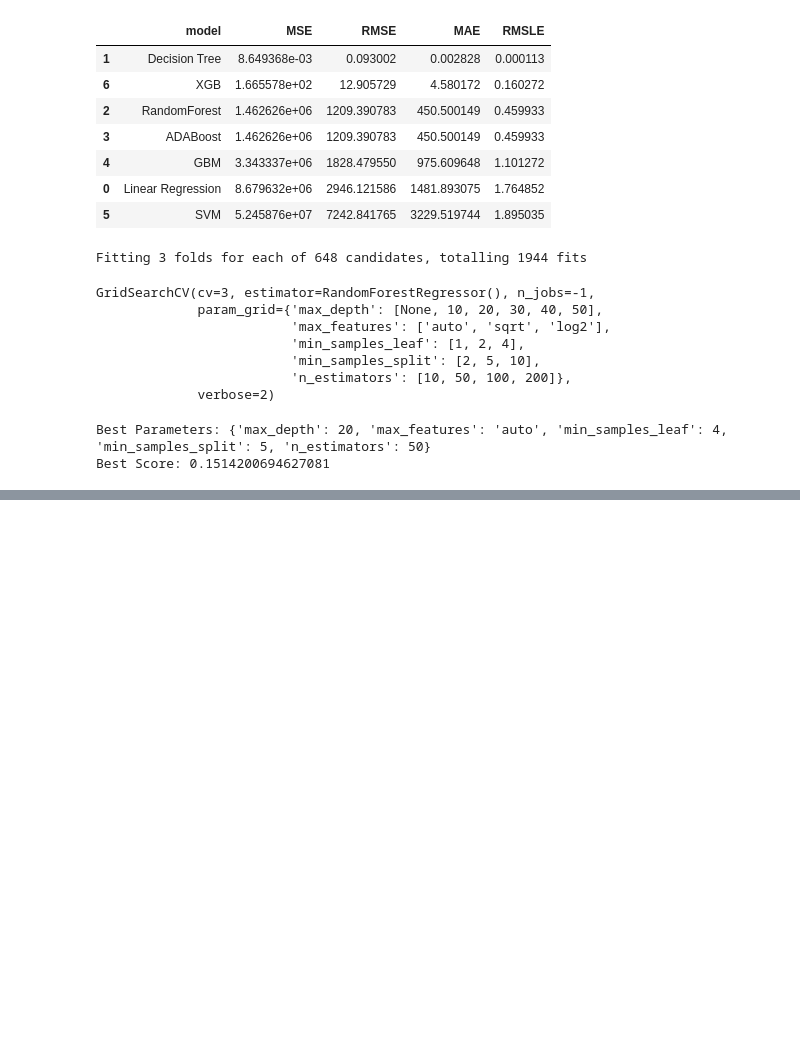
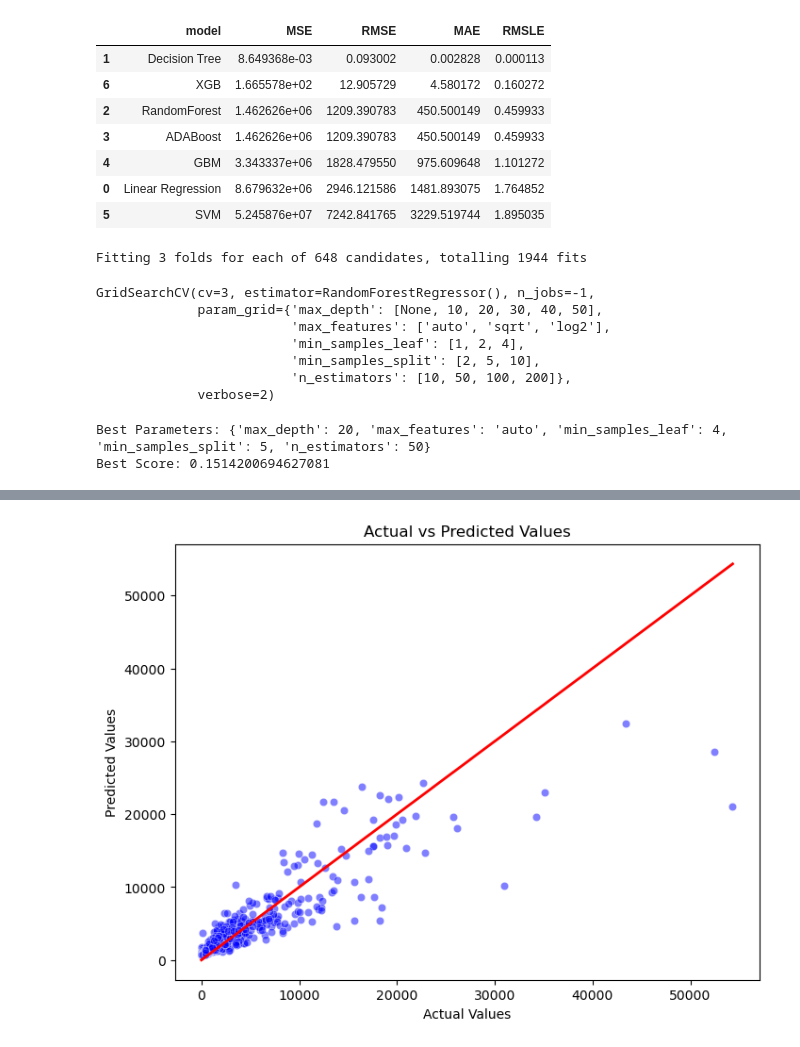
Before and after one commit to GaliS22/Dating-App--ML-Project, a Jupyter notebook: Model Selection and Fine-Tuning.ipynb, the cells around one changed output, grey strips where cells are left out. Saved outputs shown, nothing was run; the diff lists cells and outputs as text; code cells hidden in the pictures; blank space fills up the shorter version.

```diff
--- a/Model Selection and Fine-Tuning.ipynb
+++ b/Model Selection and Fine-Tuning.ipynb
@@ -276,0 +296,3 @@ models_list
+# %%
+X_train, X_temp, y_train, y_temp = train_test_split(X, y, test_size=0.30, random_state=222)
+X_dev, X_test, y_dev, y_test = train_test_split(X_temp, y_temp, test_size=0.50, random_state=222)
@@ -276,0 +307,11 @@ models_list
+# %%
+from xgboost import XGBRegressor
+
+base_model = XGBRegressor(enable_categorical=True,
+                 max_depth=20,
+                 colsample_bytree=1.0,
+                 min_child_weight=4,
+                 gamma=0,
+                 n_estimators=5)
+base_model.fit(X_train, y_train)
+base_accuracy = evaluate(base_model, X_temp, y_temp)
@@ -276,0 +321,2 @@ models_list
+# %%
+predictions = base_model.predict(X_test)
@@ -276,0 +374,5 @@ models_list
+# %%
+results_df = pd.DataFrame({
+    'Actual': y_test,
+    'Predicted': predictions
+})
@@ -276,0 +397,13 @@ models_list
+# %%
+
+plt.figure(figsize=(8, 6))
+sns.scatterplot(x='Actual', y='Predicted', data=results_df, color='blue', alpha=0.5)
+plt.plot([results_df['Actual'].min(), results_df['Actual'].max()],
+         [results_df['Actual'].min(), results_df['Actual'].max()],
+         color='red', linewidth=2)  # Line of perfect prediction
+plt.xlabel('Actual Values')
+plt.ylabel('Predicted Values')
+plt.title('Actual vs Predicted Values')
+plt.show()
+# %% [output]
+[figure, added]
```
Also changed, not shown: parts of 17 cells of this notebook, 1 other file.
